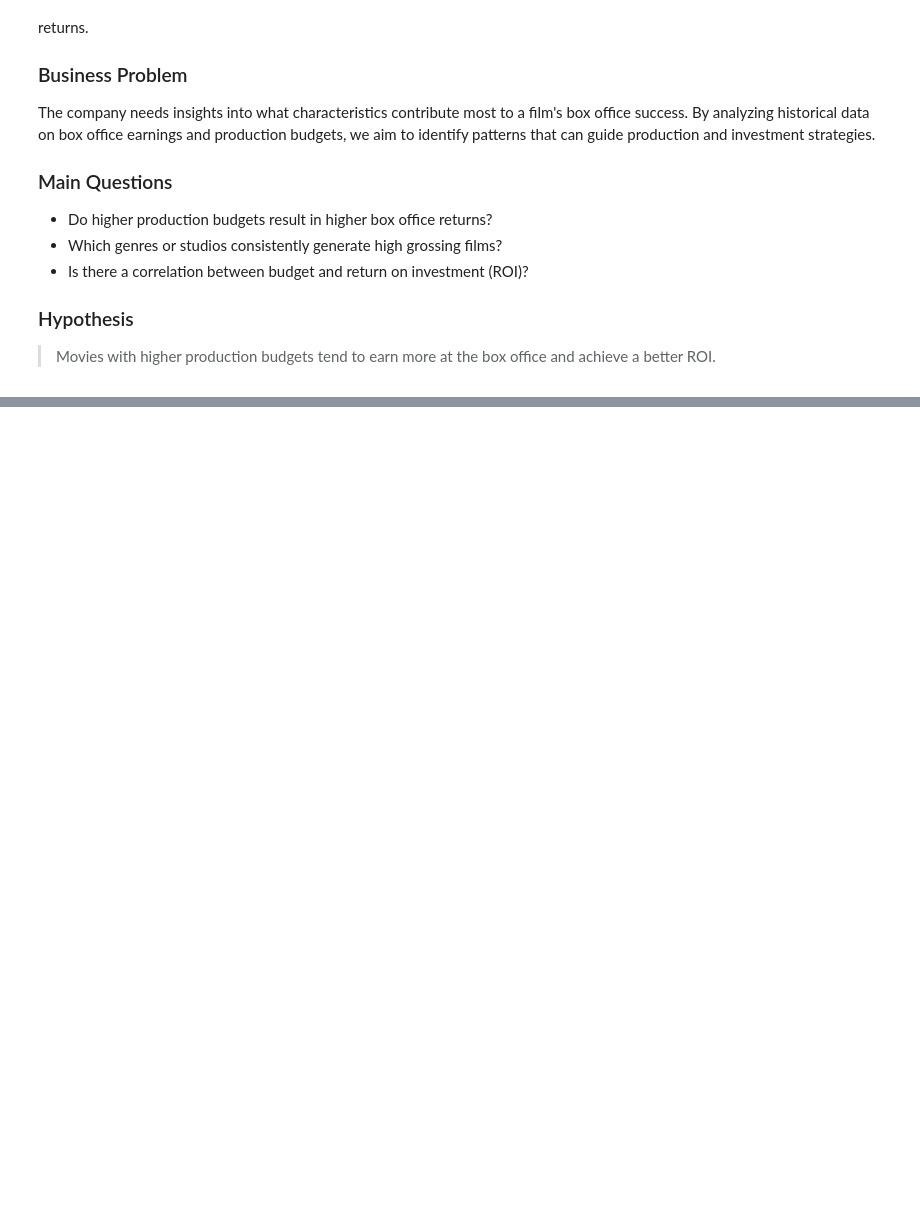
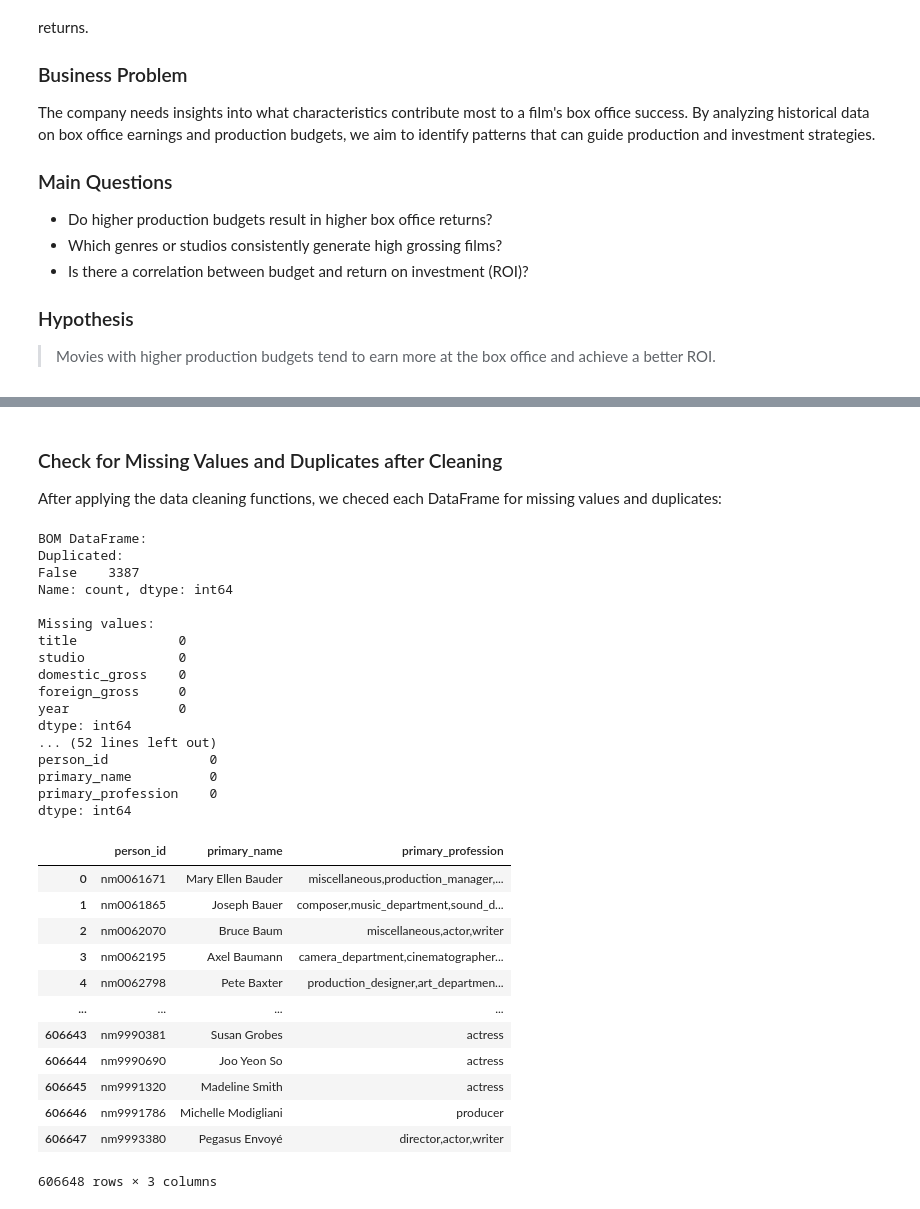
Before and after one commit to mwakad/box-office-movie-insights, a Jupyter notebook: notebooks/gerald.ipynb, the cells around one changed output, grey strips where cells are left out. Drawn from its saved outputs; the diff is of its cells as text; code cells hidden in the pictures; blank space fills up the shorter version.

```diff
--- a/notebooks/gerald.ipynb
+++ b/notebooks/gerald.ipynb
@@ -67,0 +233,9 @@ print(movie_ratings.head())
+# %%
+# Apply filling_missing function to all DataFrames
+
+bom_df = filling_missing(bom_df)
+movie_basics = filling_missing(movie_basics)
+movie_ratings = filling_missing(movie_ratings)
+directors = filling_missing(directors)
+writers = filling_missing(writers)
+persons = filling_missing(persons)
@@ -67,0 +260,68 @@ print(movie_ratings.head())
+# %%
+
+
+# Convert gross columns to numeric
+bom_df['domestic_gross'] = pd.to_numeric(bom_df['domestic_gross'], errors='coerce')
+bom_df['foreign_gross'] = pd.to_numeric(bom_df['foreign_gross'], errors='coerce')
+# %% [markdown]
+### Check for Missing Values and Duplicates after Cleaning
+
+After applying the data cleaning functions, we  checed each DataFrame for missing values and duplicates:
+# %%
+###  Check for Missing Values and Duplicates after Cleaning
+
+
+# Run the check on bom_df
+print("BOM DataFrame:")
+check_duplicates_missing(bom_df)
+
+# Run the check on movie_basics
+print("\nMovie Basics DataFrame:")
+check_duplicates_missing(movie_basics)
+
+# Run the check on movie_ratings
+print("\nMovie Ratings DataFrame:")
+check_duplicates_missing(movie_ratings)
+
+# Run the check on directors
+print("\nDirectors DataFrame:")
+check_duplicates_missing(directors)
+
+# Run the check on writers
+print("\nWriters DataFrame:")
+check_duplicates_missing(writers)
+
+# Run the check on persons
+print("\nPersons DataFrame:")
+check_duplicates_missing(persons)
+# %% [output]
+BOM DataFrame:
+Duplicated:
+False    3387
+Name: count, dtype: int64
+
+Missing values:
+title             0
+studio            0
+domestic_gross    0
+foreign_gross     0
+year              0
+dtype: int64
+... (52 lines left out)
+person_id             0
+primary_name          0
+primary_profession    0
+dtype: int64
+|  | person_id | primary_name | primary_profession |
+| 0 | nm0061671 | Mary Ellen Bauder | miscellaneous,production_manager,... |
+| 1 | nm0061865 | Joseph Bauer | composer,music_department,sound_d... |
+| 2 | nm0062070 | Bruce Baum | miscellaneous,actor,writer |
+| 3 | nm0062195 | Axel Baumann | camera_department,cinematographer... |
+| 4 | nm0062798 | Pete Baxter | production_designer,art_departmen... |
+| ... | ... | ... | ... |
+| 606643 | nm9990381 | Susan Grobes | actress |
+| 606644 | nm9990690 | Joo Yeon So | actress |
+| 606645 | nm9991320 | Madeline Smith | actress |
+| 606646 | nm9991786 | Michelle Modigliani | producer |
+| 606647 | nm9993380 | Pegasus Envoyé | director,actor,writer |
+606648 rows × 3 columns
```
Also changed, not shown: parts of 22 cells of this notebook.
